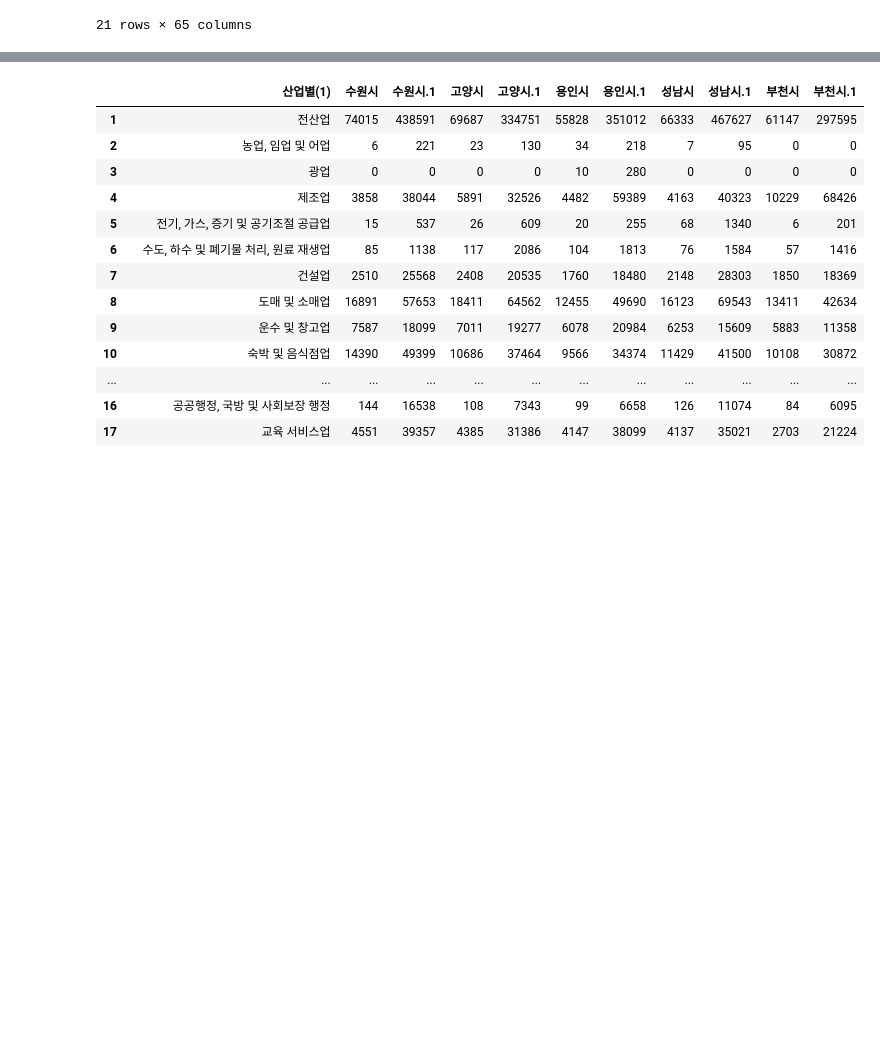
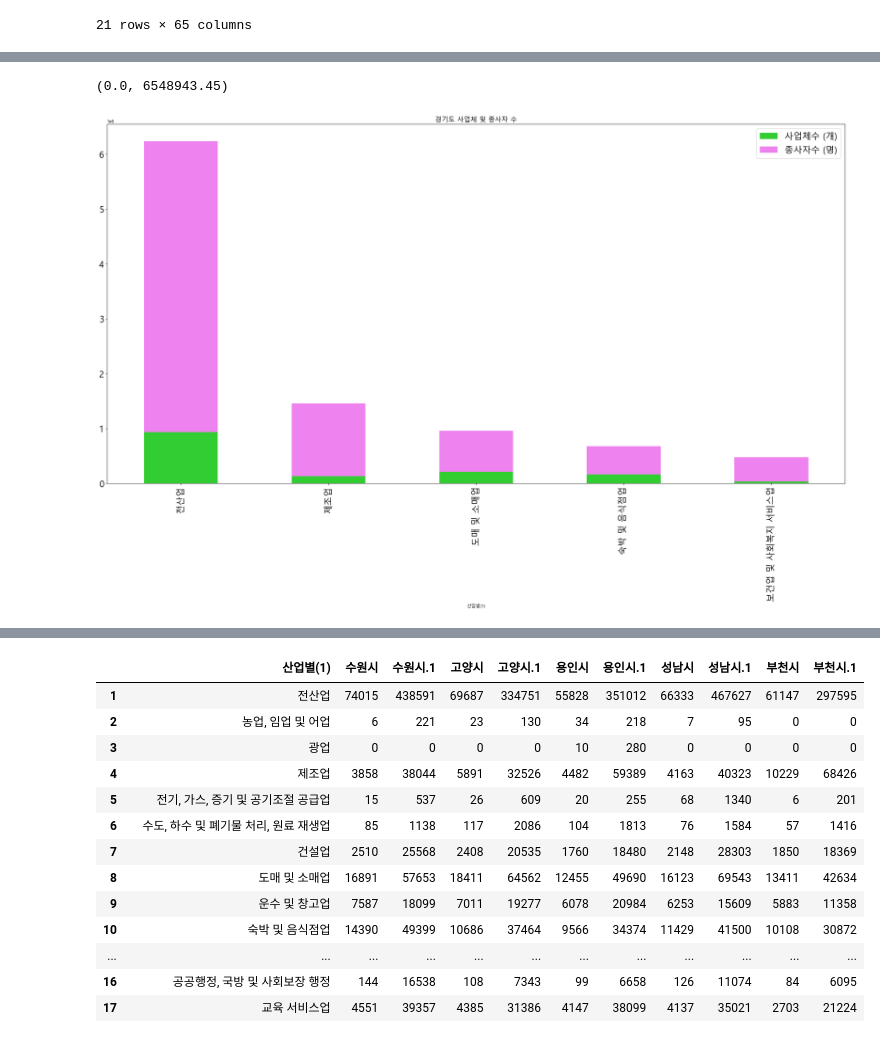
Before and after one commit to hk918216/Mini-Project_1, a Jupyter notebook: 2. 산업현황데이터읽기.ipynb, the cells around one changed output, grey strips where cells are left out. Saved outputs shown, nothing was run; the diff lists cells and outputs as text; code cells hidden in the pictures; blank space fills up the shorter version.

```diff
--- a/2. 산업현황데이터읽기.ipynb
+++ b/2. 산업현황데이터읽기.ipynb
@@ -340,3 +377,8 @@ ggd_count
 | 19 | 예술, 스포츠 및 여가관련 서비스업 | 29701 | 116150 | 2857 | 9258 | 2226 | 7938 | 1041 | 3062 | 1377 | ... | ... |
 | 20 | 협회 및 단체, 수리 및 기타 개인 서비스업 | 88855 | 201194 | 8506 | 19843 | 6595 | 16941 | 3377 | 6815 | 4230 | ... | ... |
 21 rows × 65 columns
+# %%
+ggd_count_total = pd.read_csv('./미니1차/경기산업사업체_종사자_수.csv', encoding='euc-kr',header=1)
+# %%
+ggd_count_total = ggd_count_total[['산업별(1)','사업체수 (개)','종사자수 (명)']]
+ggd_count_total
@@ -342,0 +403,3 @@ ggd_count
+# %%
+ggd_count_people = ggd_count_total.sort_values(by='종사자수 (명)', ascending=False).head(5)
+ggd_count_people = ggd_count_people.set_index('산업별(1)')
@@ -342,0 +416,11 @@ ggd_count
+# %%
+# plt.figure(figsize=(15,8))
+ggd_count_people.plot(kind = 'bar', stacked=True, color=['limegreen','violet'])  #누적막대그래프
+plt.title('경기도 사업체 및 종사자 수', fontsize=15)
+plt.legend(fontsize =20)
+plt.xticks(fontsize = 20)
+plt.yticks(fontsize = 20)
+plt.ylim()
+# %% [output]
+(0.0, 6548943.45)
+[figure, added]
```
Also changed, not shown: parts of 20 cells of this notebook, 3 other files.
